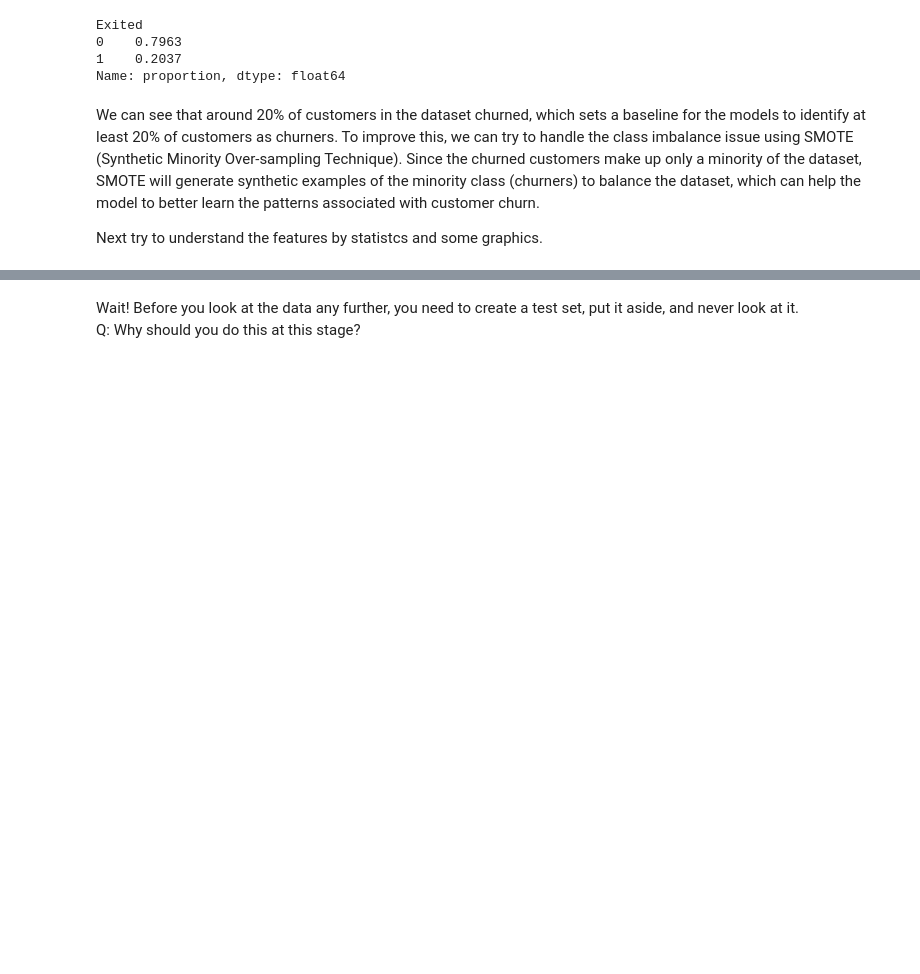
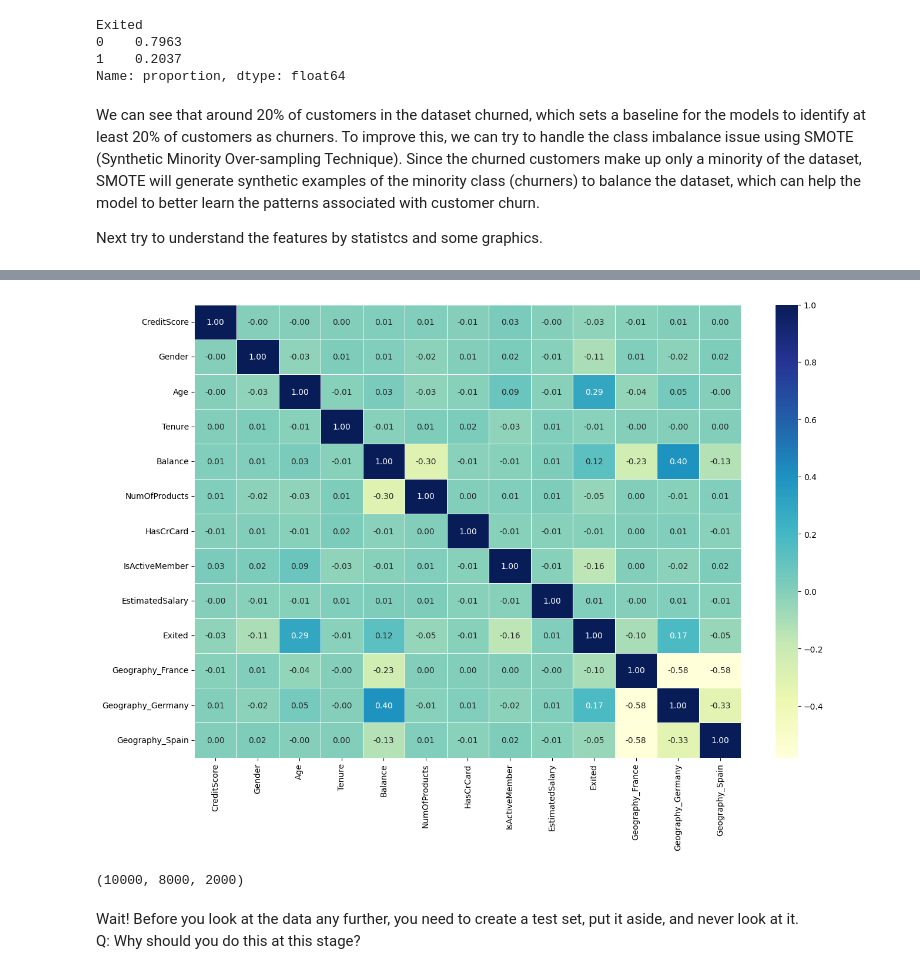
Before and after one commit to maxl-96/Case-Study-1-Project-1, a Jupyter notebook: notebook.ipynb, the cells around one changed output, grey strips where cells are left out. Drawn from its saved outputs; the diff is of its cells as text; code cells hidden in the pictures; blank space fills up the shorter version.

```diff
--- a/notebook.ipynb
+++ b/notebook.ipynb
@@ -374,0 +240,2 @@ df.summary
+# %%
+df["Gender"] = df["Gender"].map({'Female': 0, 'Male': 1})
@@ -374,0 +248,14 @@ df.summary
+# %%
+corr_matrix = df.corr()
+plt.figure(figsize=(15, 10))
+sns.heatmap(corr_matrix, annot=True, linewidths=0.5, fmt=".2f", cmap="YlGnBu");
+# %% [output]
+[figure, added]
+# %%
+X = df.drop("Exited",axis=1)
+y = df["Exited"]
+X_train, X_test, y_train, y_test = train_test_split(X, y, test_size=0.20, random_state=42)
+
+len(X), len(X_train), len(X_test)
+# %% [output]
+(10000, 8000, 2000)
```
Also changed, not shown: parts of 22 cells of this notebook.
